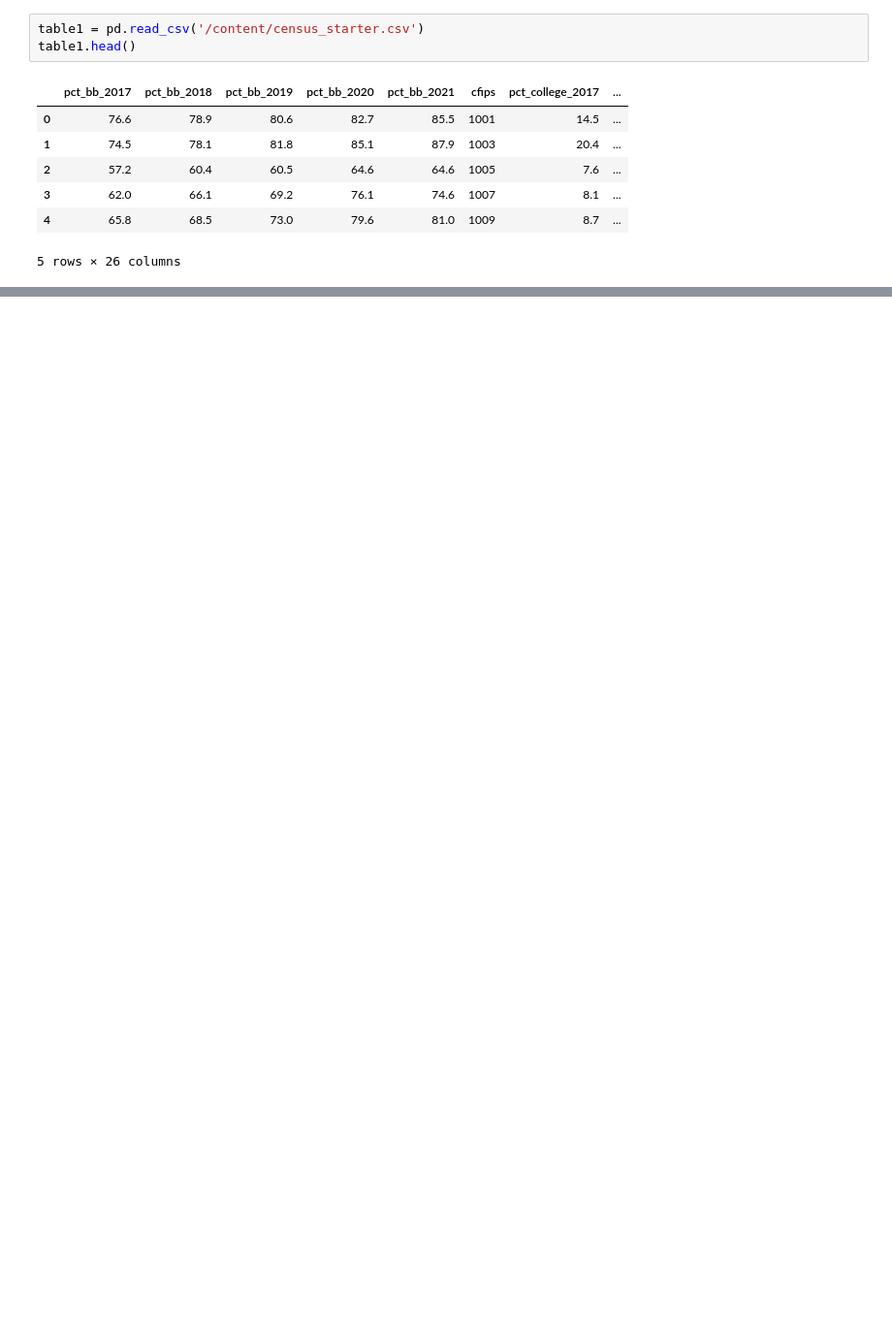
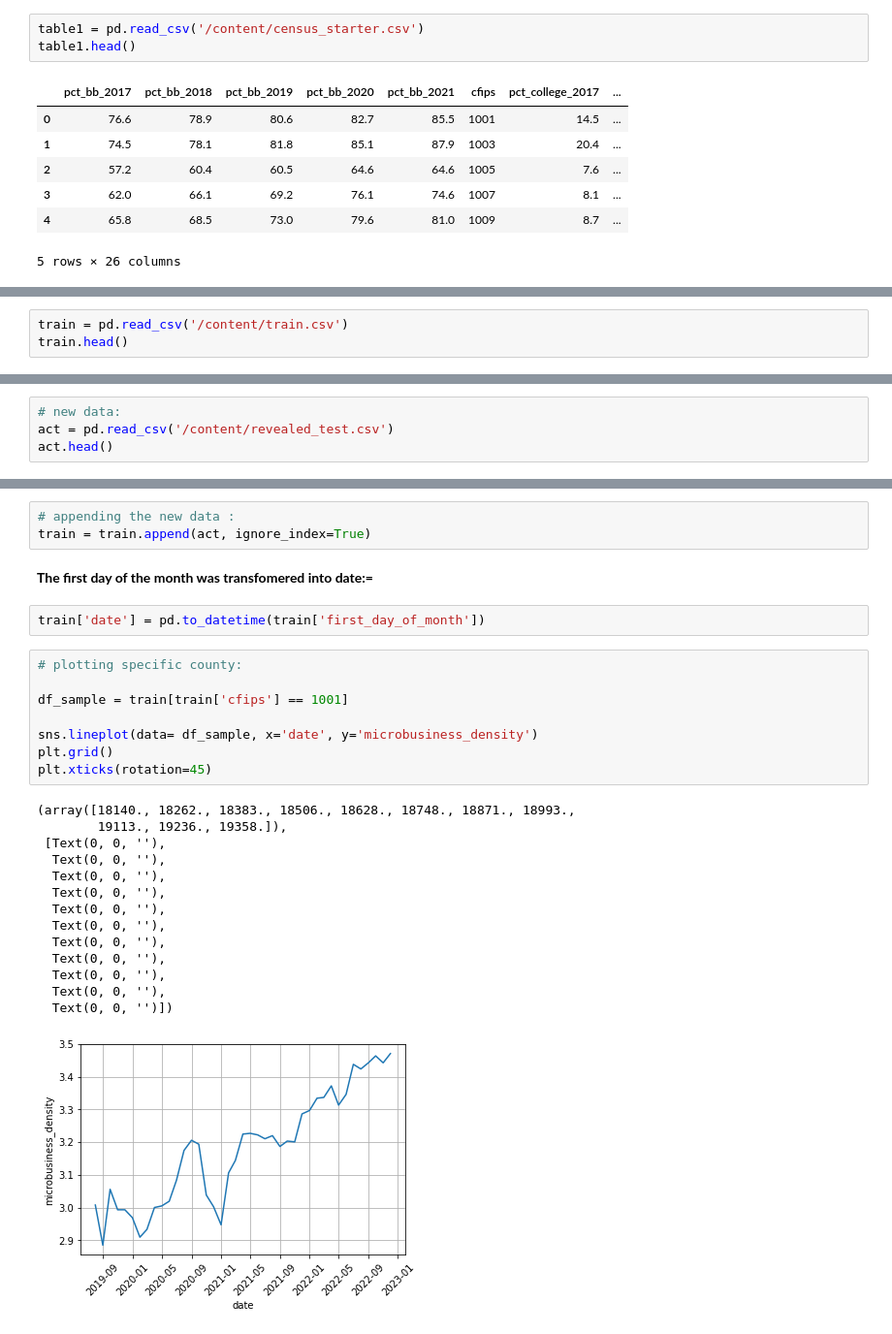
Before and after one commit to mohmaed7777/GoDaddy---Microbusiness-Density-Forecasting, a Jupyter notebook: Go_daddy_first_submission.ipynb, the cells around one changed output, grey strips where cells are left out. Shown: that part at 97% size. Cells and saved outputs as stored; diff of their text form; blank space fills up the shorter version.

```diff
--- a/Go_daddy_first_submission.ipynb
+++ b/Go_daddy_first_submission.ipynb
@@ -57,0 +116,3 @@ table1.head()
+# %%
+train = pd.read_csv('/content/train.csv')
+train.head()
@@ -57,0 +126,4 @@ table1.head()
+# %%
+# new data:
+act = pd.read_csv('/content/revealed_test.csv')
+act.head()
@@ -57,0 +137,30 @@ table1.head()
+# %%
+# appending the new data :
+train = train.append(act, ignore_index=True)
+# %% [markdown]
+**The first day of the month was transfomered into date:=**
+# %%
+train['date'] = pd.to_datetime(train['first_day_of_month'])
+# %%
+# plotting specific county:
+
+df_sample = train[train['cfips'] == 1001]
+
+sns.lineplot(data= df_sample, x='date', y='microbusiness_density')
+plt.grid()
+plt.xticks(rotation=45)
+# %% [output]
+(array([18140., 18262., 18383., 18506., 18628., 18748., 18871., 18993.,
+        19113., 19236., 19358.]),
+ [Text(0, 0, ''),
+  Text(0, 0, ''),
+  Text(0, 0, ''),
+  Text(0, 0, ''),
+  Text(0, 0, ''),
+  Text(0, 0, ''),
+  Text(0, 0, ''),
+  Text(0, 0, ''),
+  Text(0, 0, ''),
+  Text(0, 0, ''),
+  Text(0, 0, '')])
+[figure, added]
```
Also changed, not shown: parts of 17 cells of this notebook.
